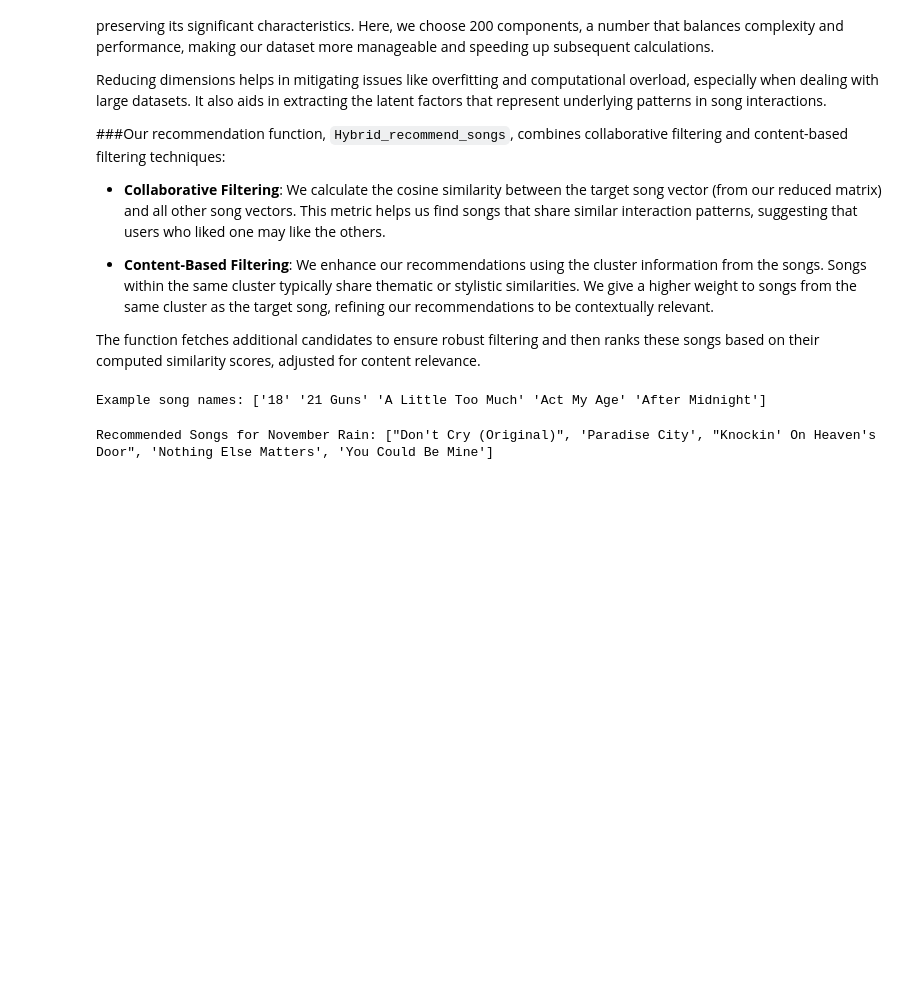
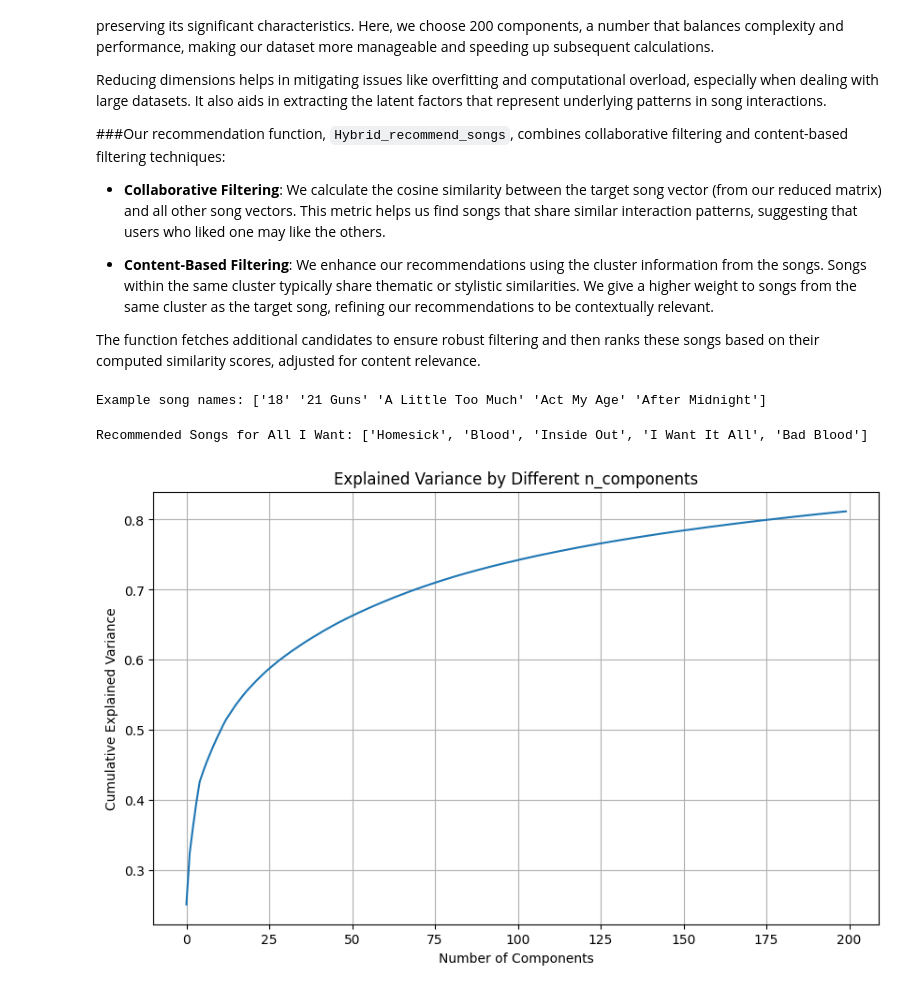
Before and after one commit to MaidenTaief/Music_Final, a Jupyter notebook: Song_RecSys_Content_Collaborative.ipynb, the cells around one changed output. Cells and saved outputs as stored; diff of their text form; code cells hidden in the pictures; blank space fills up the shorter version.

```diff
--- a/Song_RecSys_Content_Collaborative.ipynb
+++ b/Song_RecSys_Content_Collaborative.ipynb
@@ -254,23 +185,25 @@ import numpy as np
 # Set the path to the dataset folder
 dataset_path = '/content/drive/My Drive/DATASET'
 
-# Load the aggregated song data with cluster information
-song_data = pd.read_csv(f'{dataset_path}/aggregated_data.csv')
+# Load the aggregated song data
+song_data = pd.read_csv(f'{dataset_path}/aggregated_data_full.csv')
 
 # Convert song names to categorical for indexing
-song_data['name'] = pd.Categorical(song_data['name'])
-
-# Create mappings for song names to indices
-song_name_to_index = {name: index for index, name in enumerate(song_data['name'].cat.categories)}
+song_data['trackname'] = pd.Categorical(song_data['trackname'])
+song_name_to_index = {name: index for index, name in enumerate(song_data['trackname'].cat.categories)}
 
 # Load the interaction matrix for songs
 song_interaction_matrix = load_npz(f'{dataset_path}/sparse_song_matrix.npz')
 
 # Applying Truncated SVD to reduce dimensions
-svd = TruncatedSVD(n_components=200)  # Adjust n_components based on the dataset size and available memory
+svd = TruncatedSVD(n_components=100)
 reduced_matrix = svd.fit_transform(song_interaction_matrix.transpose())
 
+# Recommendation function
 def Hybrid_recommend_songs(song_name, song_name_to_index, reduced_matrix, song_data, top_n=5):
+    if song_name not in song_name_to_index:
+        return "Song not found."
+
     song_index = song_name_to_index[song_name]
     target_song_vector = reduced_matrix[song_index]
 
@@ -280,11 +213,11 @@ def Hybrid_recommend_songs(song_name, song_name_to_index, reduced_matrix, song_d
     similar_songs_indices = np.argsort(-similarity_scores)[1:top_n+10]  # Fetch more to filter by cluster
 
     # Use content-based filtering to refine recommendations
-    song_cluster = song_data.loc[song_data['name'] == song_name, 'cluster'].iloc[0]
+    song_cluster = song_data.loc[song_data['trackname'] == song_name, 'cluster'].iloc[0]
     enhanced_scores = []
     for idx in similar_songs_indices:
-        song_name = song_data['name'].cat.categories[idx]
-        current_song_cluster = song_data.loc[song_data['name'] == song_name, 'cluster'].iloc[0]
+        song_name = song_data['trackname'].cat.categories[idx]
+        current_song_cluster = song_data.loc[song_data['trackname'] == song_name, 'cluster'].iloc[0]
         if song_cluster == current_song_cluster:
             enhanced_scores.append((similarity_scores[idx] * 1.1, idx))  # Boost score for same-cluster songs
         else:
@@ -292,12 +225,30 @@ def Hybrid_recommend_songs(song_name, song_name_to_index, reduced_matrix, song_d
 
     # Sort by enhanced score and select top N
     recommended_songs = sorted(enhanced_scores, reverse=True, key=lambda x: x[0])[:top_n]
-    recommended_song_names = [song_data['name'].cat.categories[idx] for _, idx in recommended_songs]
+    recommended_song_names = [song_data['trackname'].cat.categories[idx] for _, idx in recommended_songs]
 
     return recommended_song_names
 
-input_song_name = 'November Rain'  # Replace with actual song name
+input_song_name = 'All I Want'  # Replace with actual song name from your dataset
 recommended_songs = Hybrid_recommend_songs(input_song_name, song_name_to_index, reduced_matrix, song_data, top_n=5)
 print(f"Recommended Songs for {input_song_name}:", recommended_songs)
 # %% [output]
-Recommended Songs for November Rain: ["Don't Cry (Original)", 'Paradise City', "Knockin' On Heaven's Door", 'Nothing Else Matters', 'You Could Be Mine']
+Recommended Songs for All I Want: ['Homesick', 'Blood', 'Inside Out', 'I Want It All', 'Bad Blood']
+# %%
+from sklearn.decomposition import TruncatedSVD
+from sklearn.metrics import explained_variance_score
+import matplotlib.pyplot as plt
+
+svd = TruncatedSVD(n_components=200)
+reduced_matrix = svd.fit_transform(song_interaction_matrix)
+
+# Plotting explained variance
+plt.figure(figsize=(10, 6))
+plt.plot(np.cumsum(svd.explained_variance_ratio_))
+plt.xlabel('Number of Components')
+plt.ylabel('Cumulative Explained Variance')
+plt.title('Explained Variance by Different n_components')
+plt.grid(True)
+plt.show()
+# %% [output]
+[figure, added]
```
Also changed, not shown: parts of 4 cells of this notebook.
